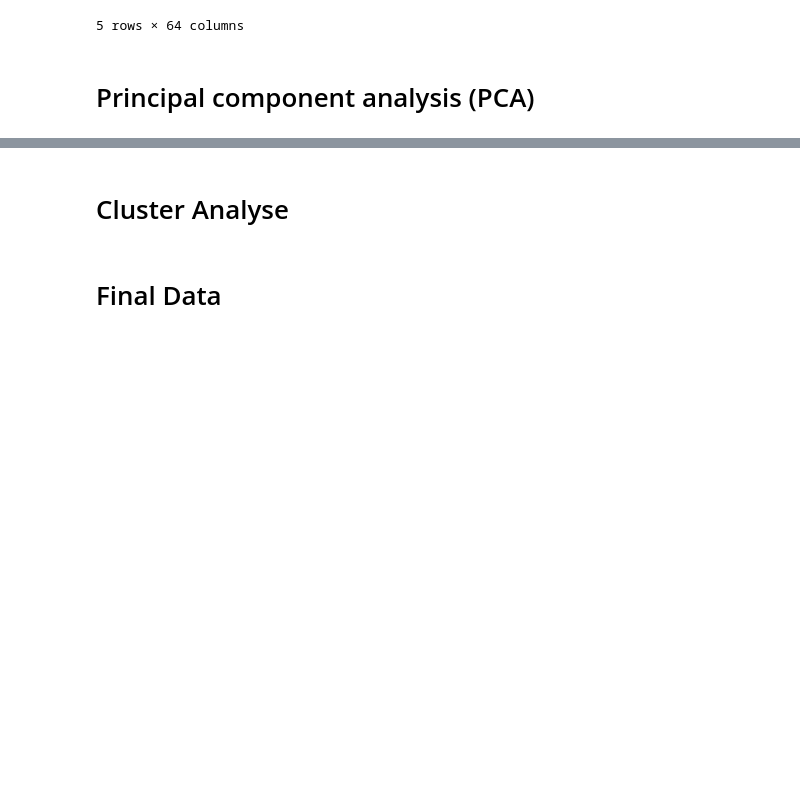
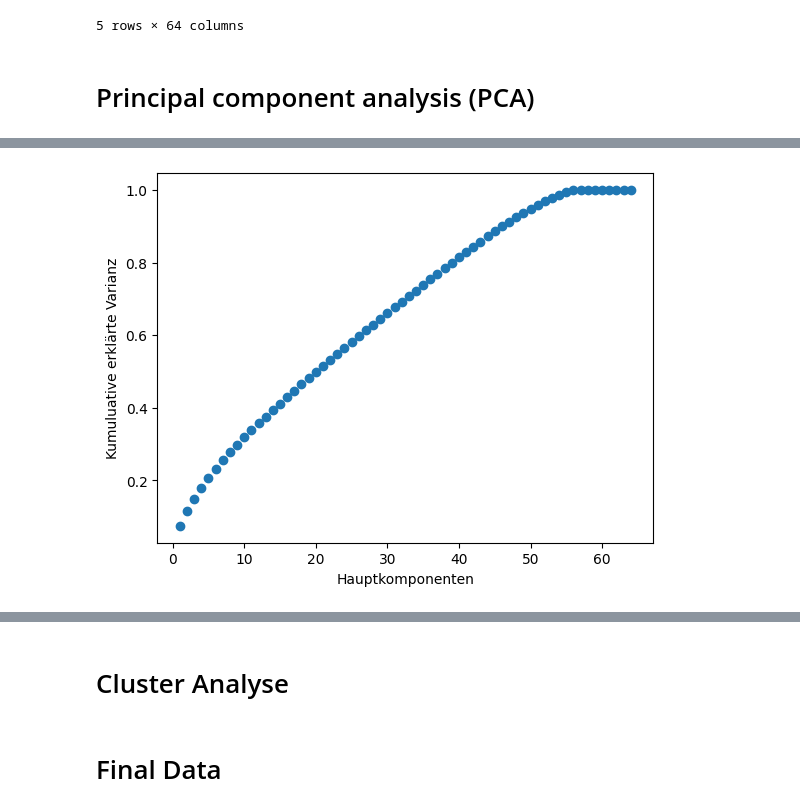
Before and after one commit to simonsymhoven/income-classification, a Jupyter notebook: income-classification.ipynb, the cells around one changed output, grey strips where cells are left out. Saved outputs shown, nothing was run; the diff lists cells and outputs as text; code cells hidden in the pictures; blank space fills up the shorter version.

```diff
--- a/income-classification.ipynb
+++ b/income-classification.ipynb
@@ -338,0 +437,7 @@ NotFittedError: This StandardScaler instance is not fitted yet. Call 'fit' with
+# %%
+plt.xlabel('Hauptkomponenten')
+plt.ylabel('Kumuluative erklärte Varianz')
+plt.scatter(PC_values, np.cumsum(pca.explained_variance_ratio_))
+plt.show()
+# %% [output]
+[figure, added]
```
Also changed, not shown: parts of 15 cells of this notebook.
